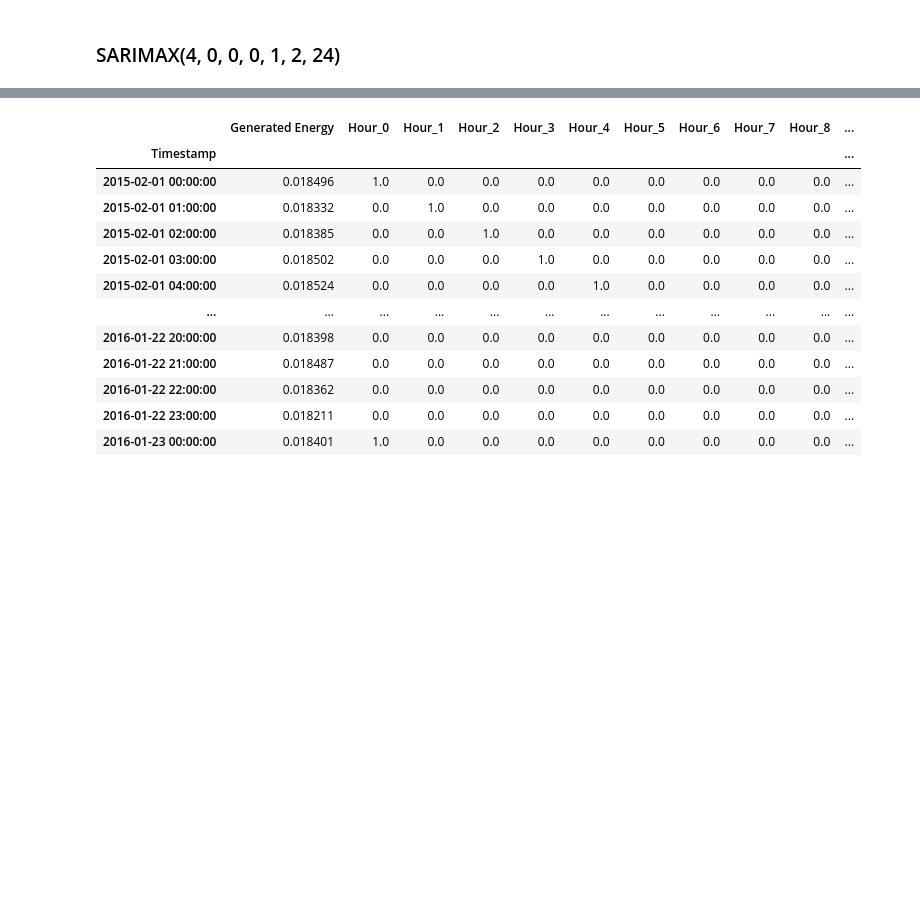
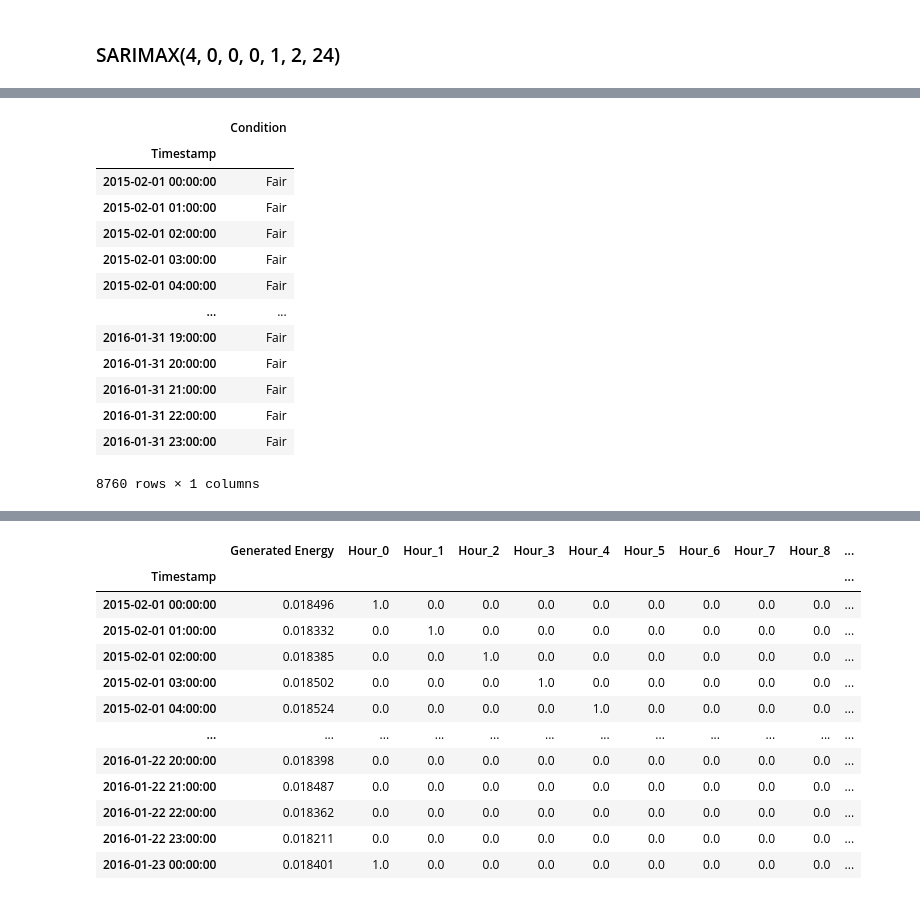
Before and after one commit to Divixity/Datavidenskab-P6, a Jupyter notebook: Development/ARIMA TH.ipynb, the cells around one changed output, grey strips where cells are left out. Drawn from its saved outputs; the diff is of its cells as text; code cells hidden in the pictures; blank space fills up the shorter version.

```diff
--- a/Development/ARIMA TH.ipynb
+++ b/Development/ARIMA TH.ipynb
@@ -253,0 +262,17 @@ weather_forecast
+# %%
+weather_forecast[weather_forecast.index.isin(gen_df.index)]
+# %% [output]
+|  | Condition |
+| Timestamp |  |
+| 2015-02-01 00:00:00 | Fair |
+| 2015-02-01 01:00:00 | Fair |
+| 2015-02-01 02:00:00 | Fair |
+| 2015-02-01 03:00:00 | Fair |
+| 2015-02-01 04:00:00 | Fair |
+| ... | ... |
+| 2016-01-31 19:00:00 | Fair |
+| 2016-01-31 20:00:00 | Fair |
+| 2016-01-31 21:00:00 | Fair |
+| 2016-01-31 22:00:00 | Fair |
+| 2016-01-31 23:00:00 | Fair |
+8760 rows × 1 columns
```
Also changed, not shown: parts of 6 cells of this notebook, 1 other file.
